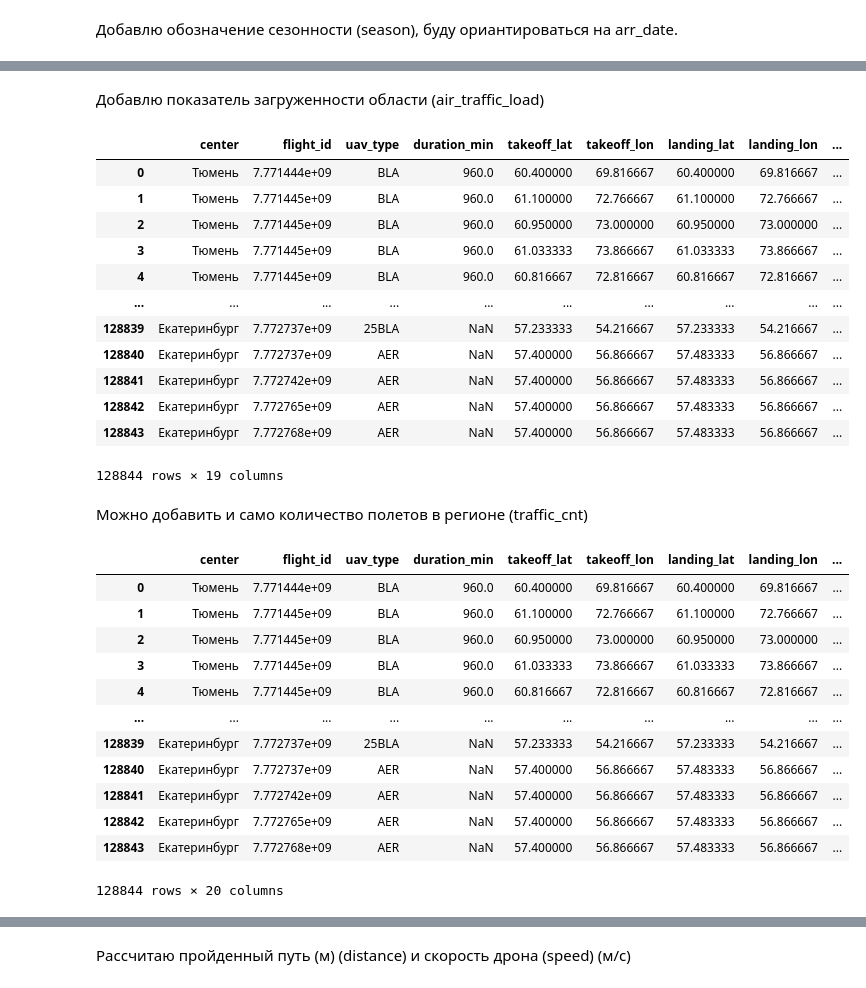
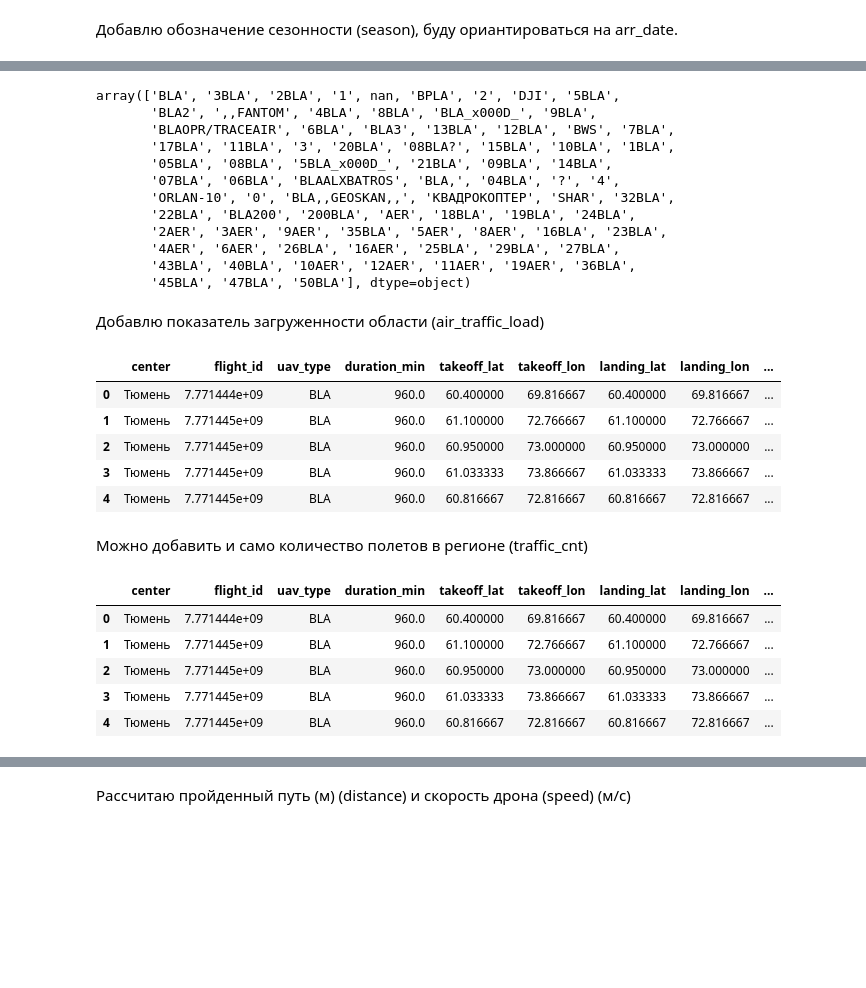
Before and after one commit to ashakaps/DRONES-HACK, a Jupyter notebook: python/new_features.ipynb, the cells around one changed output, grey strips where cells are left out. Saved outputs shown, nothing was run; the diff lists cells and outputs as text; code cells hidden in the pictures; blank space fills up the shorter version.

```diff
--- a/python/new_features.ipynb
+++ b/python/new_features.ipynb
@@ -104,0 +121,2 @@ memory usage: 18.7+ MB
+# %%
+dataset = dataset.loc[:dataset['duration_min'].last_valid_index()]
@@ -104,0 +135,12 @@ memory usage: 18.7+ MB
+# %%
+dataset["Т(С)"] = dataset.groupby("season")["Т(С)"].transform(
+    lambda x: x.interpolate(method="cubic")
+)
+
+dataset["f(%)"] = dataset.groupby("season")["f(%)"].transform(
+    lambda x: x.interpolate(method="cubic")
+)
+
+dataset["wind_speed"] = dataset.groupby("season")["wind_speed"].transform(
+    lambda x: x.interpolate(method='linear')
+)
@@ -105,3 +185,47 @@ memory usage: 18.7+ MB
+# %%
+dataset["uav_type"].unique()
+# %% [output]
+array(['BLA', '3BLA', '2BLA', '1', nan, 'BPLA', '2', 'DJI', '5BLA',
+       'BLA2', ',,FANTOM', '4BLA', '8BLA', 'BLA_x000D_', '9BLA',
+       'BLAOPR/TRACEAIR', '6BLA', 'BLA3', '13BLA', '12BLA', 'BWS', '7BLA',
+       '17BLA', '11BLA', '3', '20BLA', '08BLA?', '15BLA', '10BLA', '1BLA',
+       '05BLA', '08BLA', '5BLA_x000D_', '21BLA', '09BLA', '14BLA',
+       '07BLA', '06BLA', 'BLAALXBATROS', 'BLA,', '04BLA', '?', '4',
+       'ORLAN-10', '0', 'BLA,,GEOSKAN,,', 'КВАДРОКОПТЕР', 'SHAR', '32BLA',
+       '22BLA', 'BLA200', '200BLA', 'AER', '18BLA', '19BLA', '24BLA',
+       '2AER', '3AER', '9AER', '35BLA', '5AER', '8AER', '16BLA', '23BLA',
+       '4AER', '6AER', '26BLA', '16AER', '25BLA', '29BLA', '27BLA',
+       '43BLA', '40BLA', '10AER', '12AER', '11AER', '19AER', '36BLA',
+       '45BLA', '47BLA', '50BLA'], dtype=object)
+# %%
+def normalize_drone_type(x):
+    if pd.isna(x):
+        return np.nan
+    x = str(x).upper()
+    x = re.sub(r'[^A-ZА-Я]', '', x)
+    # выделяю базовое название
+    if 'BLA' in x:
+        return 'BLA'
+    elif 'AER' in x:
+        return 'AER'
+    elif 'DJI' in x:
+        return 'DJI'
+    elif 'ORLAN' in x:
+        return 'ORLAN'
+    elif 'FANTOM' in x:
+        return 'FANTOM'
+    elif 'SHAR' in x:
+        return 'SHAR'
+    elif 'КВАДРОКОПТЕР' in x:
+        return 'BLA'
+    elif 'BWS' in x:
+        return 'BWS'
+    elif " ":
+        return np.nan
+    else:
+        return
+
+dataset["uav_type"] = dataset["uav_type"].map(normalize_drone_type)
 # %% [markdown]
 Добавлю показатель загруженности области (air_traffic_load)
 # %%
@@ -132,27 +256,20 @@ air_traffic_load = pd.DataFrame(list(air_traffic_load.items()), columns=["center
 
 dataset = dataset.merge(air_traffic_load, on="center", how="left")
 # %%
-dataset
+dataset.head()
 # %% [output]
 |  | center | flight_id | uav_type | duration_min | takeoff_lat | takeoff_lon | landing_lat | landing_lon | ... |
 | 0 | Тюмень | 7.771444e+09 | BLA | 960.0 | 60.400000 | 69.816667 | 60.400000 | 69.816667 | ... |
 | 1 | Тюмень | 7.771445e+09 | BLA | 960.0 | 61.100000 | 72.766667 | 61.100000 | 72.766667 | ... |
 | 2 | Тюмень | 7.771445e+09 | BLA | 960.0 | 60.950000 | 73.000000 | 60.950000 | 73.000000 | ... |
 | 3 | Тюмень | 7.771445e+09 | BLA | 960.0 | 61.033333 | 73.866667 | 61.033333 | 73.866667 | ... |
 | 4 | Тюмень | 7.771445e+09 | BLA | 960.0 | 60.816667 | 72.816667 | 60.816667 | 72.816667 | ... |
-| ... | ... | ... | ... | ... | ... | ... | ... | ... | ... |
-| 128839 | Екатеринбург | 7.772737e+09 | 25BLA | NaN | 57.233333 | 54.216667 | 57.233333 | 54.216667 | ... |
-| 128840 | Екатеринбург | 7.772737e+09 | AER | NaN | 57.400000 | 56.866667 | 57.483333 | 56.866667 | ... |
-| 128841 | Екатеринбург | 7.772742e+09 | AER | NaN | 57.400000 | 56.866667 | 57.483333 | 56.866667 | ... |
-| 128842 | Екатеринбург | 7.772765e+09 | AER | NaN | 57.400000 | 56.866667 | 57.483333 | 56.866667 | ... |
-| 128843 | Екатеринбург | 7.772768e+09 | AER | NaN | 57.400000 | 56.866667 | 57.483333 | 56.866667 | ... |
-128844 rows × 19 columns
 # %% [markdown]
 Можно добавить и само количество полетов в регионе (traffic_cnt)
 # %%
 dataset = dataset.merge(traffic_cnt.to_frame(name="traffic_cnt"), left_on="center", right_index=True)
 # %%
-dataset
+dataset.head()
 # %% [output]
 |  | center | flight_id | uav_type | duration_min | takeoff_lat | takeoff_lon | landing_lat | landing_lon | ... |
 | 0 | Тюмень | 7.771444e+09 | BLA | 960.0 | 60.400000 | 69.816667 | 60.400000 | 69.816667 | ... |
@@ -160,13 +277,6 @@ dataset
 | 2 | Тюмень | 7.771445e+09 | BLA | 960.0 | 60.950000 | 73.000000 | 60.950000 | 73.000000 | ... |
 | 3 | Тюмень | 7.771445e+09 | BLA | 960.0 | 61.033333 | 73.866667 | 61.033333 | 73.866667 | ... |
 | 4 | Тюмень | 7.771445e+09 | BLA | 960.0 | 60.816667 | 72.816667 | 60.816667 | 72.816667 | ... |
-| ... | ... | ... | ... | ... | ... | ... | ... | ... | ... |
-| 128839 | Екатеринбург | 7.772737e+09 | 25BLA | NaN | 57.233333 | 54.216667 | 57.233333 | 54.216667 | ... |
-| 128840 | Екатеринбург | 7.772737e+09 | AER | NaN | 57.400000 | 56.866667 | 57.483333 | 56.866667 | ... |
-| 128841 | Екатеринбург | 7.772742e+09 | AER | NaN | 57.400000 | 56.866667 | 57.483333 | 56.866667 | ... |
-| 128842 | Екатеринбург | 7.772765e+09 | AER | NaN | 57.400000 | 56.866667 | 57.483333 | 56.866667 | ... |
-| 128843 | Екатеринбург | 7.772768e+09 | AER | NaN | 57.400000 | 56.866667 | 57.483333 | 56.866667 | ... |
-128844 rows × 20 columns
 # %%
 dataset.info()
 # %% [output]
```
Also changed, not shown: parts of 26 cells of this notebook, 5 other files.
